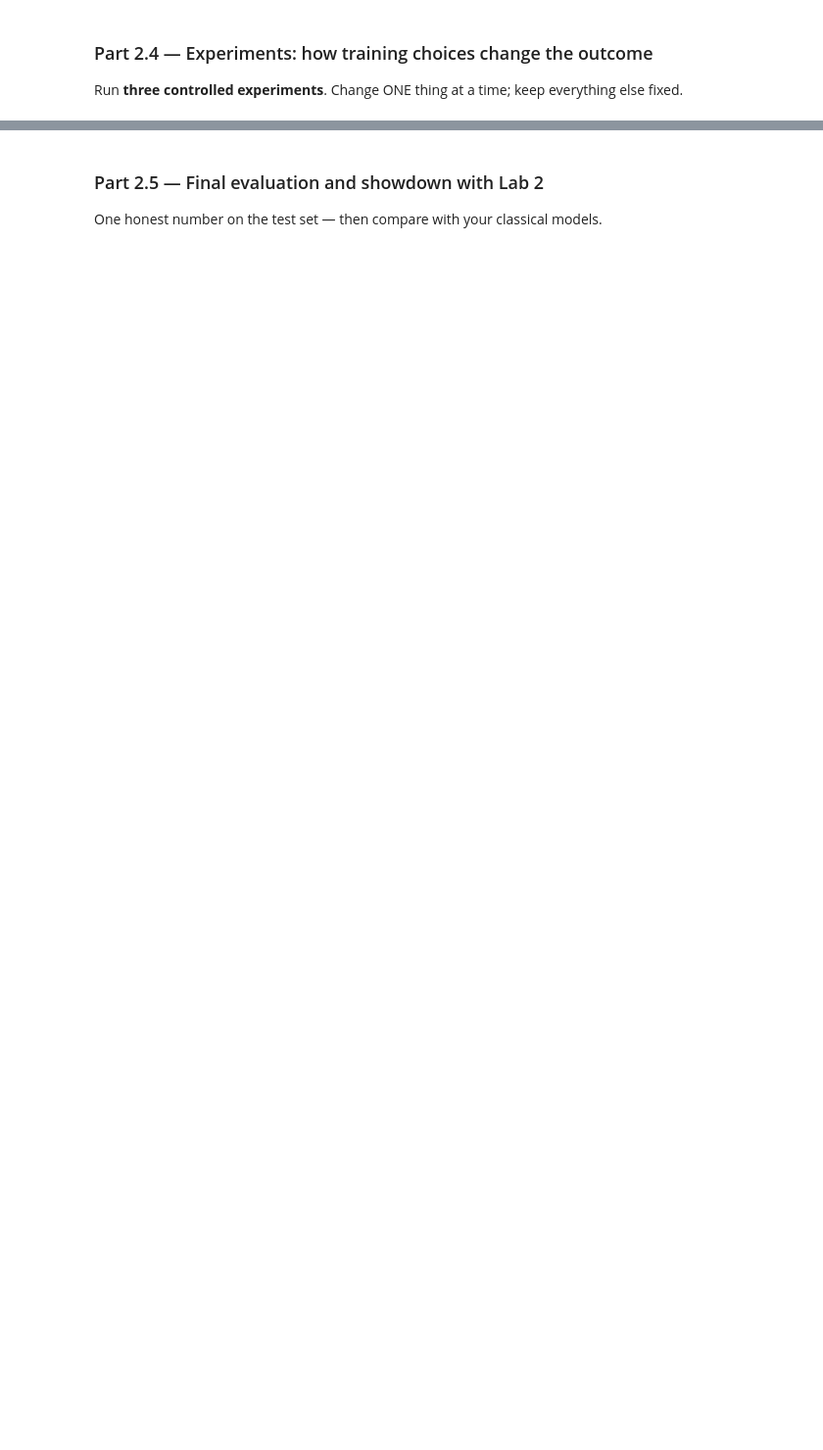
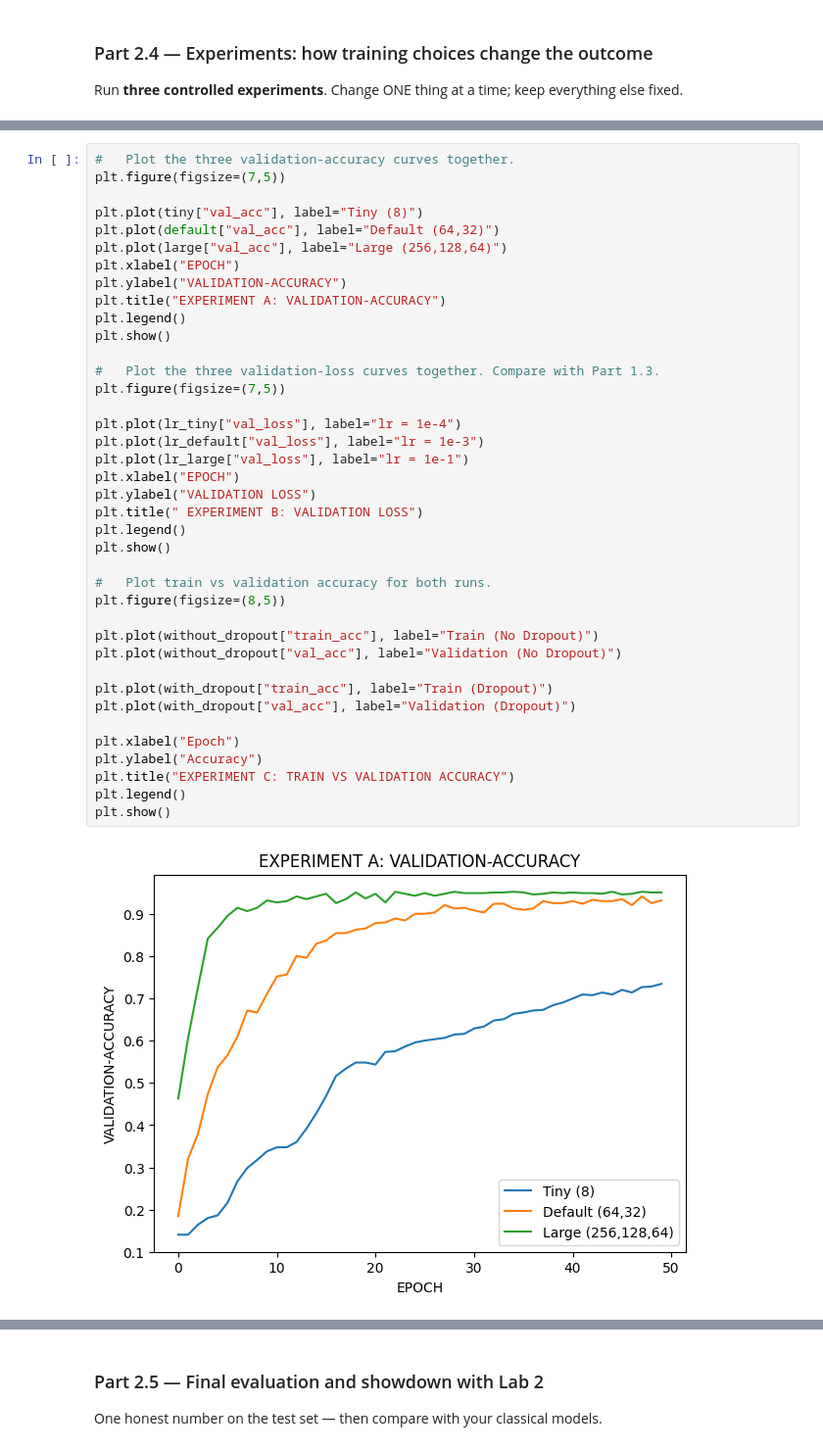
Before and after one commit to joyy-atschool/lab-3, a Jupyter notebook: lab_3.ipynb, the cells around one changed output, grey strips where cells are left out. Shown at 98% size. Drawn from its saved outputs; the diff is of its cells as text; blank space fills up the shorter version.

Commit message:
Experiment updates

```diff
--- a/lab_3.ipynb
+++ b/lab_3.ipynb
@@ -920,0 +871,41 @@ Epoch 50: Train Acc=1.000, Val Acc=0.951
+# %%
+#   Plot the three validation-accuracy curves together.
+plt.figure(figsize=(7,5))
+
+plt.plot(tiny["val_acc"], label="Tiny (8)")
+plt.plot(default["val_acc"], label="Default (64,32)")
+plt.plot(large["val_acc"], label="Large (256,128,64)")
+plt.xlabel("EPOCH")
+plt.ylabel("VALIDATION-ACCURACY")
+plt.title("EXPERIMENT A: VALIDATION-ACCURACY")
+plt.legend()
+plt.show()
+
+#   Plot the three validation-loss curves together. Compare with Part 1.3.
+plt.figure(figsize=(7,5))
+
+plt.plot(lr_tiny["val_loss"], label="lr = 1e-4")
+plt.plot(lr_default["val_loss"], label="lr = 1e-3")
+plt.plot(lr_large["val_loss"], label="lr = 1e-1")
+plt.xlabel("EPOCH")
+plt.ylabel("VALIDATION LOSS")
+plt.title(" EXPERIMENT B: VALIDATION LOSS")
+plt.legend()
+plt.show()
+
+#   Plot train vs validation accuracy for both runs.
+plt.figure(figsize=(8,5))
+
+plt.plot(without_dropout["train_acc"], label="Train (No Dropout)")
+plt.plot(without_dropout["val_acc"], label="Validation (No Dropout)")
+
+plt.plot(with_dropout["train_acc"], label="Train (Dropout)")
+plt.plot(with_dropout["val_acc"], label="Validation (Dropout)")
+
+plt.xlabel("Epoch")
+plt.ylabel("Accuracy")
+plt.title("EXPERIMENT C: TRAIN VS VALIDATION ACCURACY")
+plt.legend()
+plt.show()
+# %% [output]
+[figure, added]
```
Also changed, not shown: parts of 7 cells of this notebook.
